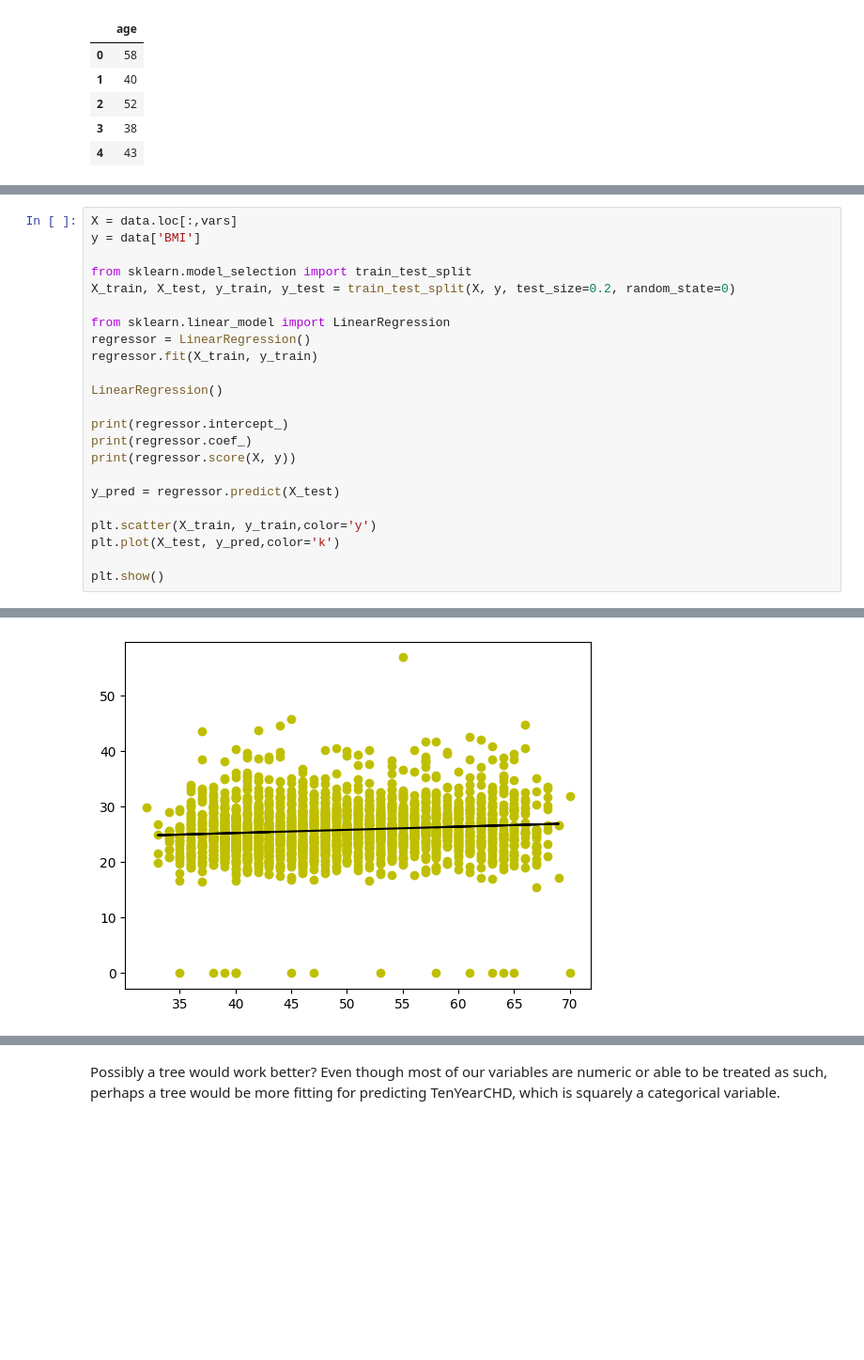
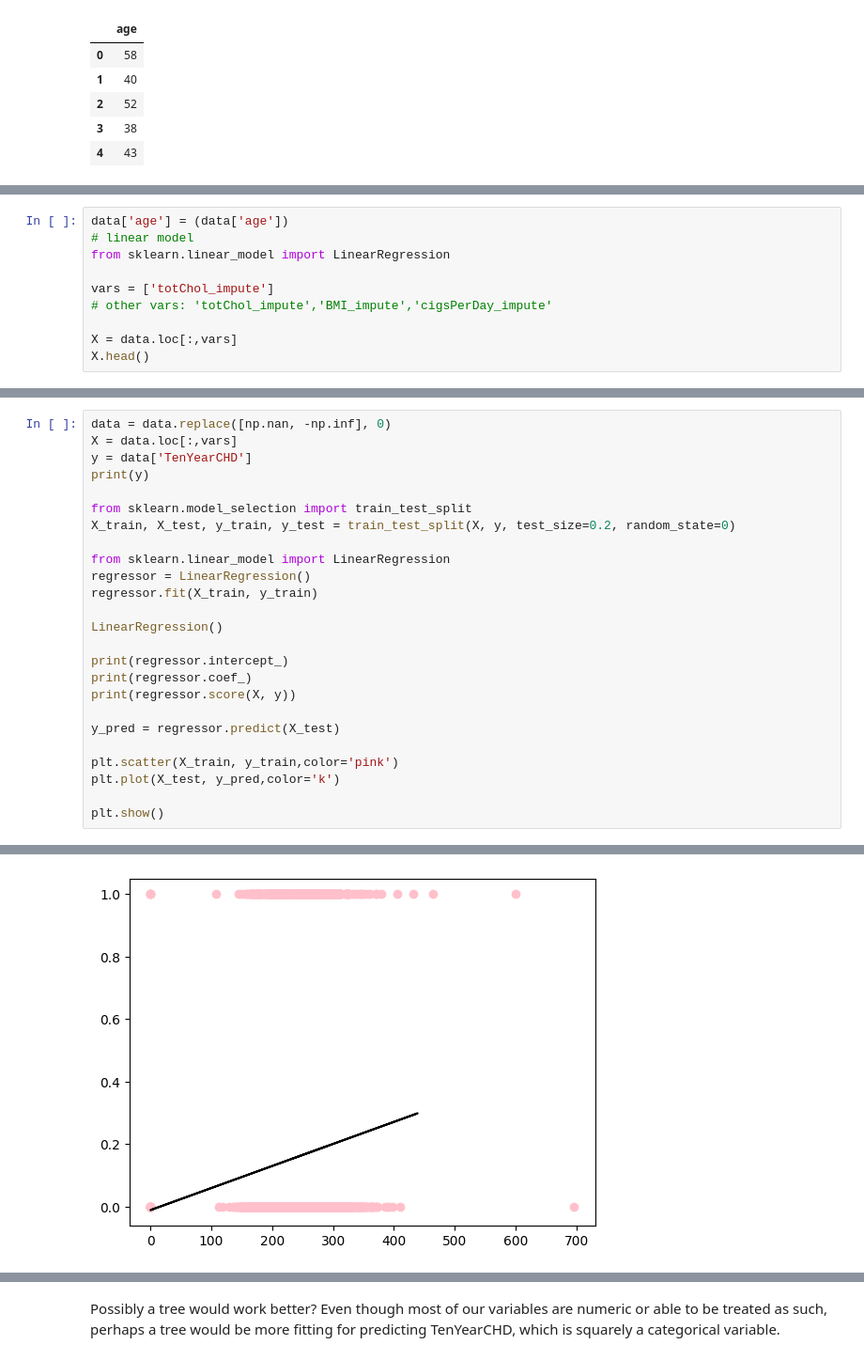
Before and after one commit to vnewsome/project_chd, a Jupyter notebook: ML_project2.ipynb, the cells around one changed output, grey strips where cells are left out. Shown at 94% size. Drawn from its saved outputs; the diff is of its cells as text; blank space fills up the shorter version.

```diff
--- a/ML_project2.ipynb
+++ b/ML_project2.ipynb
@@ -341,0 +348,10 @@ Name: cigsPerDay_impute, Length: 3180, dtype: float64
+# %%
+data['age'] = (data['age'])
+# linear model
+from sklearn.linear_model import LinearRegression
+
+vars = ['totChol_impute']
+# other vars: 'totChol_impute','BMI_impute','cigsPerDay_impute'
+
+X = data.loc[:,vars]
+X.head()
@@ -342,6 +365,8 @@ Name: cigsPerDay_impute, Length: 3180, dtype: float64
 # %%
+data = data.replace([np.nan, -np.inf], 0)
 X = data.loc[:,vars]
-y = data['BMI']
+y = data['TenYearCHD']
+print(y)
 
 from sklearn.model_selection import train_test_split
 X_train, X_test, y_train, y_test = train_test_split(X, y, test_size=0.2, random_state=0)
@@ -358,7 +383,7 @@ print(regressor.score(X, y))
 
 y_pred = regressor.predict(X_test)
 
-plt.scatter(X_train, y_train,color='y')
+plt.scatter(X_train, y_train,color='pink')
 plt.plot(X_test, y_pred,color='k')
 
 plt.show()
@@ -369 +406 @@ plt.show()
-[figure, old version]
+[figure, new version]
```
Also changed, not shown: parts of 15 cells of this notebook.
